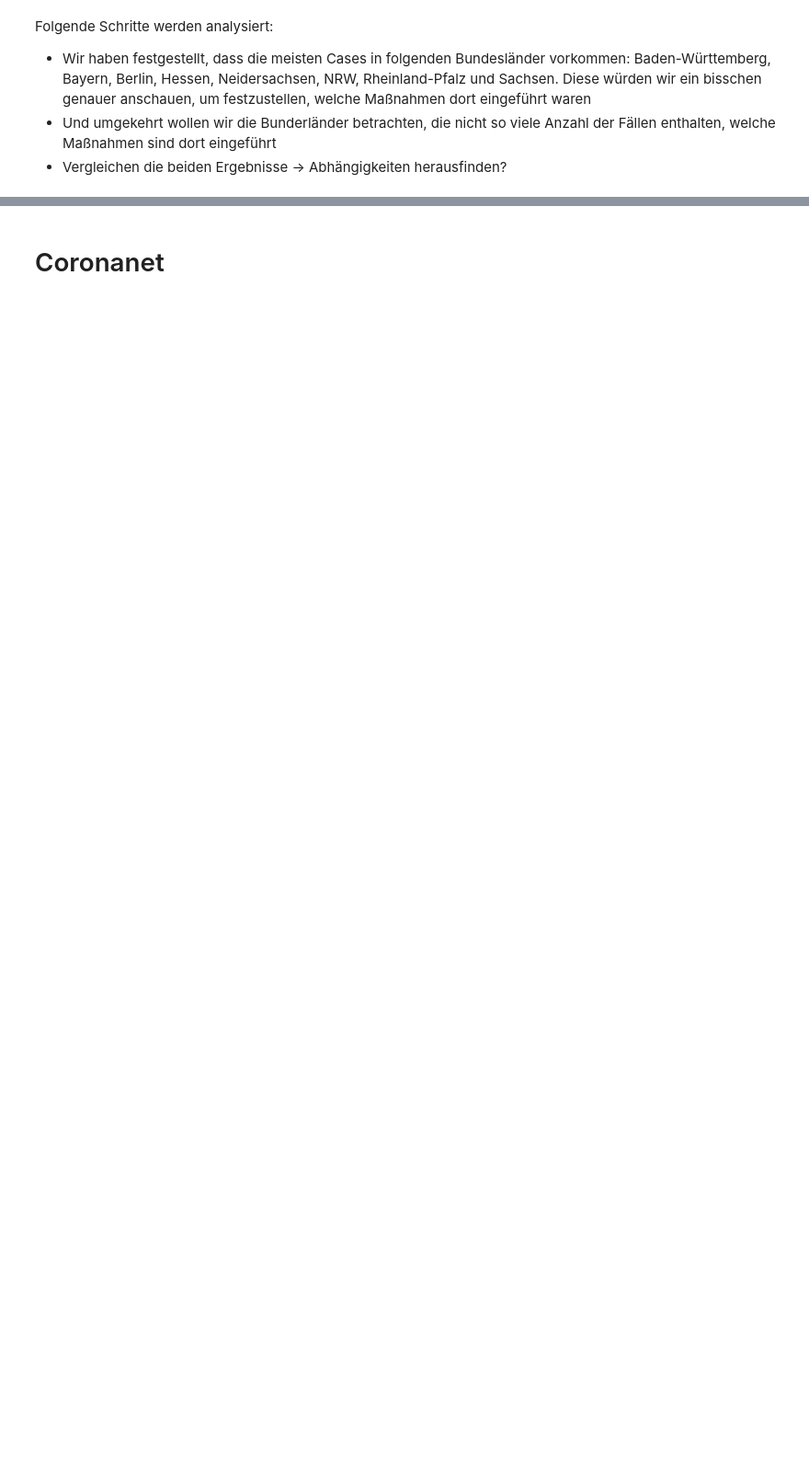
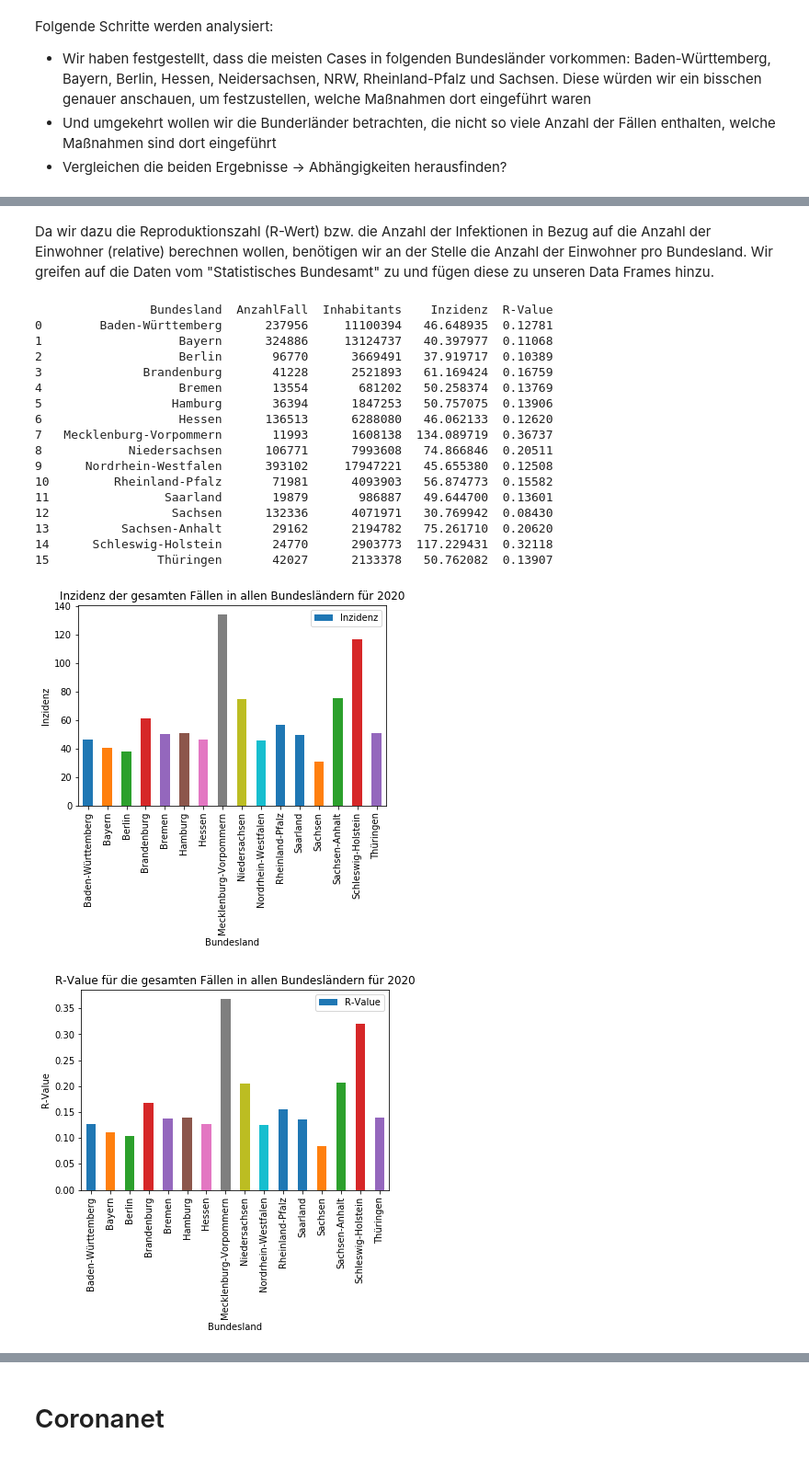
Before and after one commit to AlexHTW/graphentheorie_covid, a Jupyter notebook: ExploratoryDataAnalysis.ipynb, the cells around one changed output, grey strips where cells are left out. Shown at 92% size. Drawn from its saved outputs; the diff is of its cells as text; code cells hidden in the pictures; blank space fills up the shorter version.

```diff
--- a/ExploratoryDataAnalysis.ipynb
+++ b/ExploratoryDataAnalysis.ipynb
@@ -109,0 +137,70 @@ Todo:
+# %% [markdown]
+Da wir dazu die Reproduktionszahl (R-Wert) bzw. die Anzahl der Infektionen in Bezug auf die Anzahl der Einwohner (relative) berechnen wollen, benötigen wir an der Stelle die Anzahl der Einwohner pro Bundesland. Wir greifen auf die Daten vom "Statistisches Bundesamt" zu und fügen diese zu unseren Data Frames hinzu.
+# %%
+# add number of inhabitants, accumulate cases per Bundesland and calculate incindence & R-Wert
+# on these results
+
+bundesland_cases_sum = data.groupby(['Bundesland'], as_index = False)['AnzahlFall'].sum()
+
+# Define a dictionary containing data
+data = bundesland_cases_sum
+#print(data)
+
+# Define a dictionary with key values of
+# an existing column and their respective
+# value pairs as the # values for our new column.
+# quelle: Statistisches Bundesamt (stand 2019)
+inhabitants = {11100394 : 'Baden-Württemberg', 13124737 : 'Bayern', 3669491 : 'Berlin', 2521893 : 'Brandenburg',
+           681202 : 'Bremen', 1847253 : 'Hamburg', 6288080 : 'Hessen', 1608138 : 'Mecklenburg-Vorpommern',
+           7993608 : 'Niedersachsen', 17947221 : 'Nordrhein-Westfalen', 4093903 : 'Rheinland-Pfalz', 986887 : 'Saarland',
+          4071971 : 'Sachsen',2194782 : 'Sachsen-Anhalt',2903773 : 'Schleswig-Holstein',2133378 : 'Thüringen'}
+
+# Convert the dictionary into DataFrame
+df = pd.DataFrame(data)
+
+# Provide 'Inhabitants' as the column name
+df['Inhabitants'] = inhabitants
+
+# Observe the output
+#df
+
+#calculate incidence and insert as a new column to the data frame
+df['Inzidenz'] = df.apply(lambda row: row['Inhabitants'] / row['AnzahlFall'], axis=1)
+
+#calculate r-value for the whole year and insert as a new column to the data frame
+df['R-Value'] = round(df['Inhabitants'] / df['AnzahlFall'] / 365, 5)
+print(df)
+
+df.plot(x ='Bundesland', y='Inzidenz', kind = 'bar')
+
+plt.title('Inzidenz der gesamten Fällen in allen Bundesländern für 2020')
+plt.xlabel('Bundesland')
+plt.ylabel('Inzidenz')
+plt.show()
+
+df.plot(x ='Bundesland', y='R-Value', kind = 'bar')
+
+plt.title('R-Value für die gesamten Fällen in allen Bundesländern für 2020')
+plt.xlabel('Bundesland')
+plt.ylabel('R-Value')
+plt.show()
+# %% [output]
+                Bundesland  AnzahlFall  Inhabitants    Inzidenz  R-Value
+0        Baden-Württemberg      237956     11100394   46.648935  0.12781
+1                   Bayern      324886     13124737   40.397977  0.11068
+2                   Berlin       96770      3669491   37.919717  0.10389
+3              Brandenburg       41228      2521893   61.169424  0.16759
+4                   Bremen       13554       681202   50.258374  0.13769
+5                  Hamburg       36394      1847253   50.757075  0.13906
+6                   Hessen      136513      6288080   46.062133  0.12620
+7   Mecklenburg-Vorpommern       11993      1608138  134.089719  0.36737
+8            Niedersachsen      106771      7993608   74.866846  0.20511
+9      Nordrhein-Westfalen      393102     17947221   45.655380  0.12508
+10         Rheinland-Pfalz       71981      4093903   56.874773  0.15582
+11                Saarland       19879       986887   49.644700  0.13601
+12                 Sachsen      132336      4071971   30.769942  0.08430
+13          Sachsen-Anhalt       29162      2194782   75.261710  0.20620
+14      Schleswig-Holstein       24770      2903773  117.229431  0.32118
+15               Thüringen       42027      2133378   50.762082  0.13907
+[figure, added]
+[figure, added]
```
Also changed, not shown: parts of 12 cells of this notebook.
